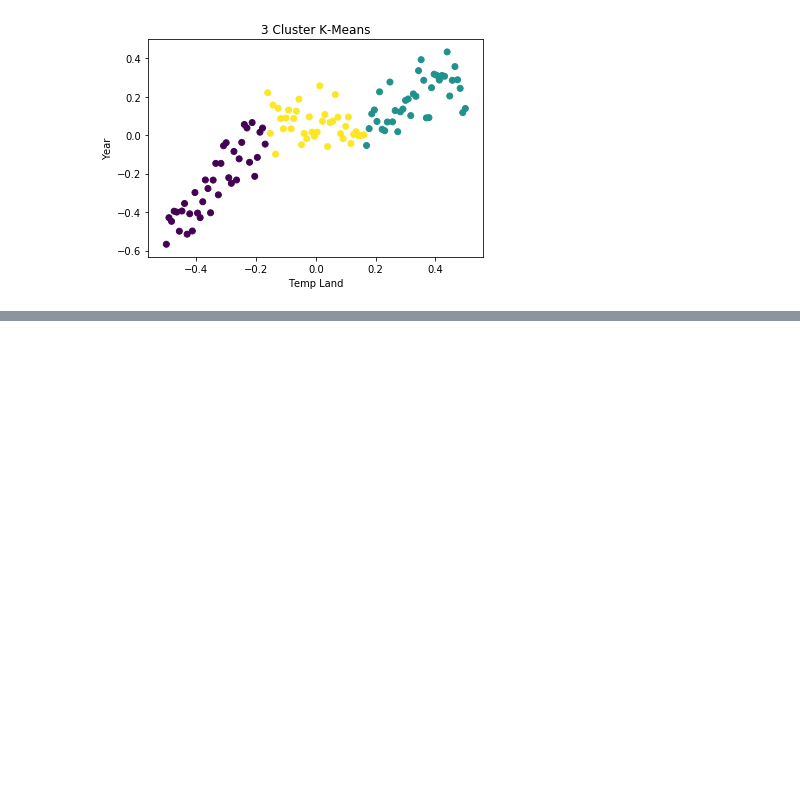
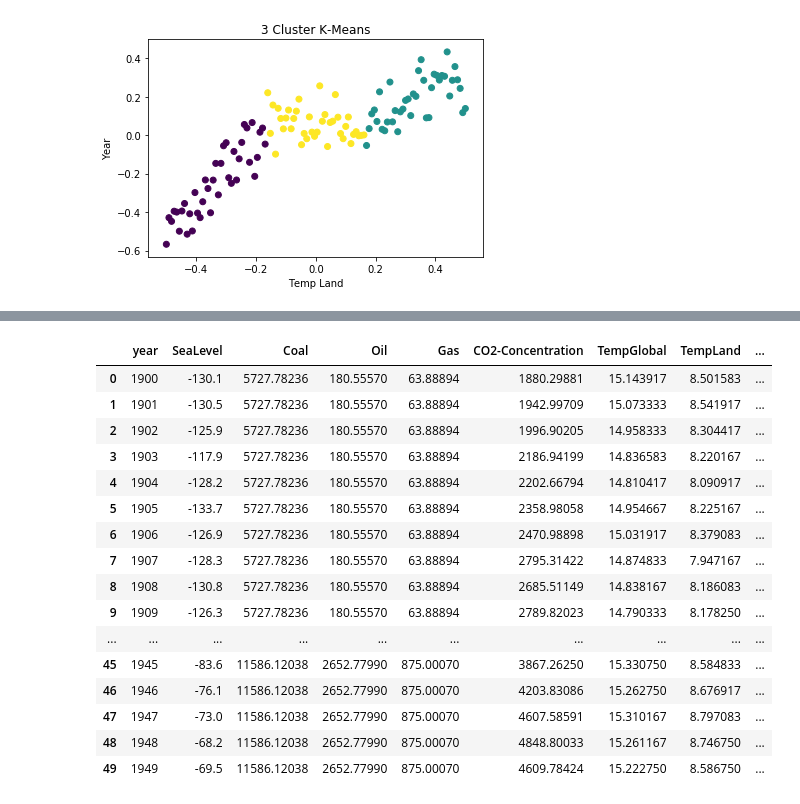
Before and after one commit to wali-ku/Project-731, a Jupyter notebook: notebooks/cluster_MergeData.ipynb, the cells around one changed output, grey strips where cells are left out. Drawn from its saved outputs; the diff is of its cells as text; code cells hidden in the pictures; blank space fills up the shorter version.

```diff
--- a/notebooks/cluster_MergeData.ipynb
+++ b/notebooks/cluster_MergeData.ipynb
@@ -126,0 +185,23 @@ pl.show()
+# %%
+# divided the TempGlobal i.e. the continuous data into 3 bins and created a new column i.e. TempGlobal_bins
+df_cluster_disct['TempLand_bins']=pd.cut(df_cluster_disct['TempLand'], 3,labels=["Low", "Medium", "High"])
+# %%
+df_cluster_disct.head(50)
+# %% [output]
+|  | year | SeaLevel | Coal | Oil | Gas | CO2-Concentration | TempGlobal | TempLand | ... |
+| 0 | 1900 | -130.1 | 5727.78236 | 180.55570 | 63.88894 | 1880.29881 | 15.143917 | 8.501583 | ... |
+| 1 | 1901 | -130.5 | 5727.78236 | 180.55570 | 63.88894 | 1942.99709 | 15.073333 | 8.541917 | ... |
+| 2 | 1902 | -125.9 | 5727.78236 | 180.55570 | 63.88894 | 1996.90205 | 14.958333 | 8.304417 | ... |
+| 3 | 1903 | -117.9 | 5727.78236 | 180.55570 | 63.88894 | 2186.94199 | 14.836583 | 8.220167 | ... |
+| 4 | 1904 | -128.2 | 5727.78236 | 180.55570 | 63.88894 | 2202.66794 | 14.810417 | 8.090917 | ... |
+| 5 | 1905 | -133.7 | 5727.78236 | 180.55570 | 63.88894 | 2358.98058 | 14.954667 | 8.225167 | ... |
+| 6 | 1906 | -126.9 | 5727.78236 | 180.55570 | 63.88894 | 2470.98898 | 15.031917 | 8.379083 | ... |
+| 7 | 1907 | -128.3 | 5727.78236 | 180.55570 | 63.88894 | 2795.31422 | 14.874833 | 7.947167 | ... |
+| 8 | 1908 | -130.8 | 5727.78236 | 180.55570 | 63.88894 | 2685.51149 | 14.838167 | 8.186083 | ... |
+| 9 | 1909 | -126.3 | 5727.78236 | 180.55570 | 63.88894 | 2789.82023 | 14.790333 | 8.178250 | ... |
+| ... | ... | ... | ... | ... | ... | ... | ... | ... | ... |
+| 45 | 1945 | -83.6 | 11586.12038 | 2652.77990 | 875.00070 | 3867.26250 | 15.330750 | 8.584833 | ... |
+| 46 | 1946 | -76.1 | 11586.12038 | 2652.77990 | 875.00070 | 4203.83086 | 15.262750 | 8.676917 | ... |
+| 47 | 1947 | -73.0 | 11586.12038 | 2652.77990 | 875.00070 | 4607.58591 | 15.310167 | 8.797083 | ... |
+| 48 | 1948 | -68.2 | 11586.12038 | 2652.77990 | 875.00070 | 4848.80033 | 15.261167 | 8.746750 | ... |
+| 49 | 1949 | -69.5 | 11586.12038 | 2652.77990 | 875.00070 | 4609.78424 | 15.222750 | 8.586750 | ... |
```
Also changed, not shown: parts of 32 cells of this notebook.
